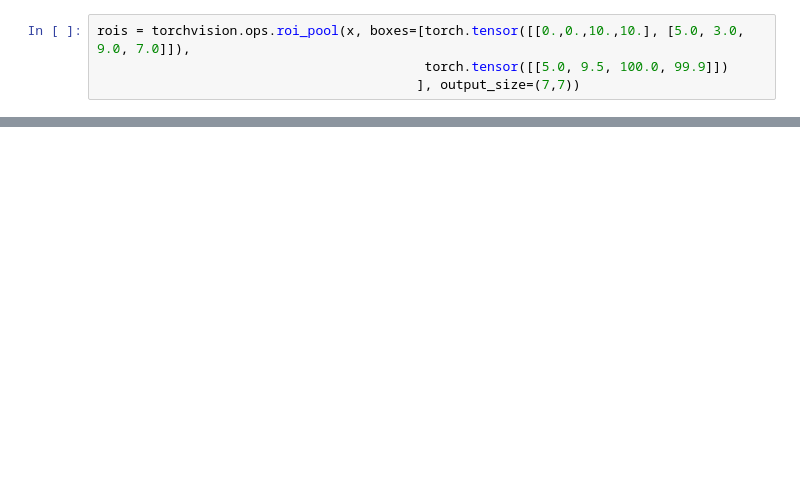
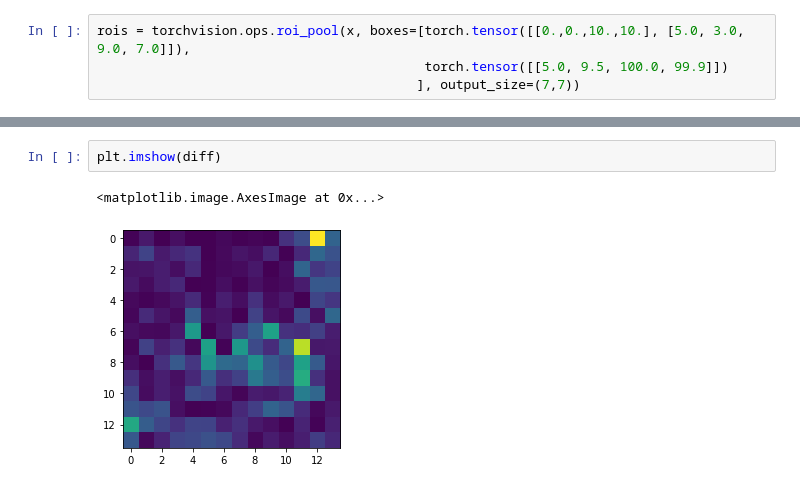
Before and after one commit to youhs4554/gaitanalysis, a Jupyter notebook: playground.ipynb, the cells around one changed output, grey strips where cells are left out. Drawn from its saved outputs; the diff is of its cells as text; blank space fills up the shorter version.

```diff
--- a/playground.ipynb
+++ b/playground.ipynb
@@ -173,0 +189,5 @@ tensor(2.9594)
+# %%
+plt.imshow(diff)
+# %% [output]
+<matplotlib.image.AxesImage at 0x...>
+[figure, added]
```
Also changed, not shown: parts of 27 cells of this notebook, 6 other files.
